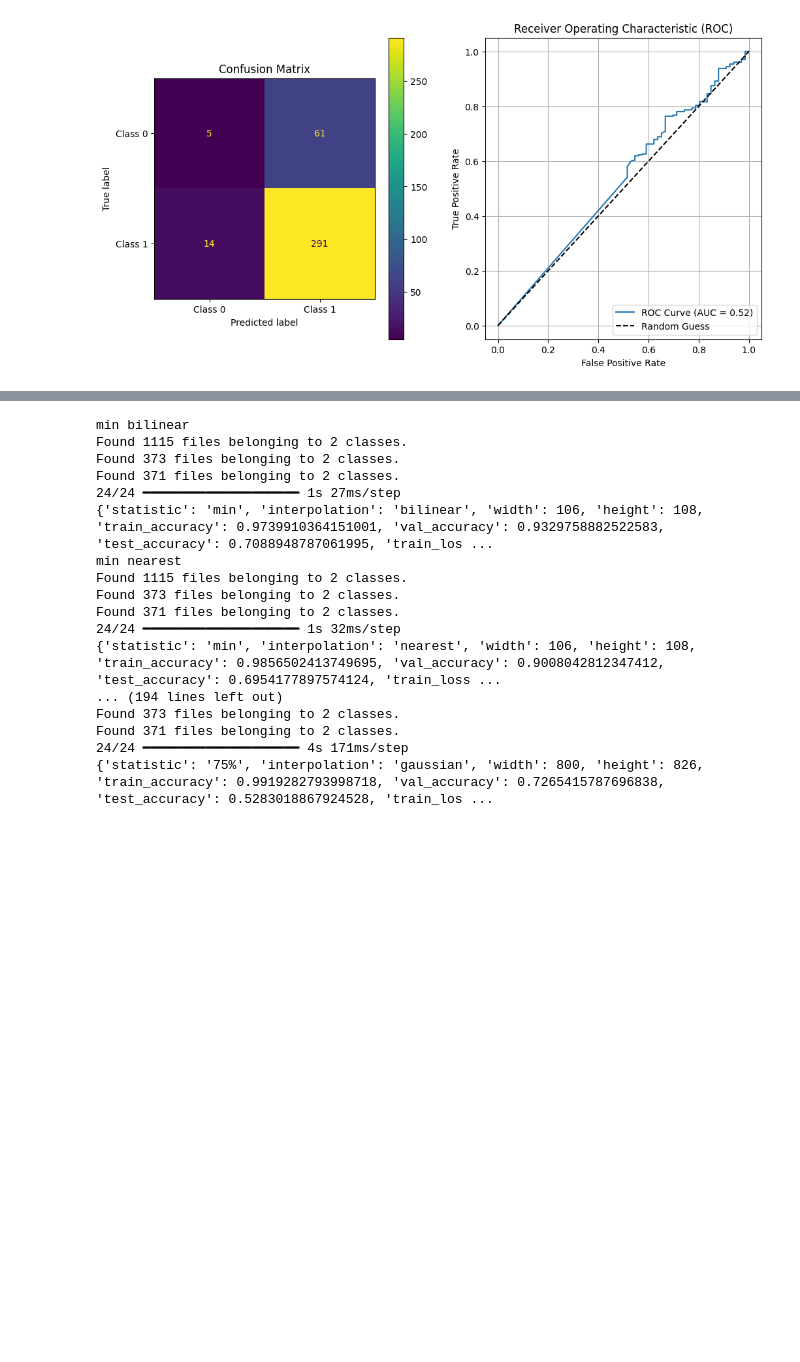
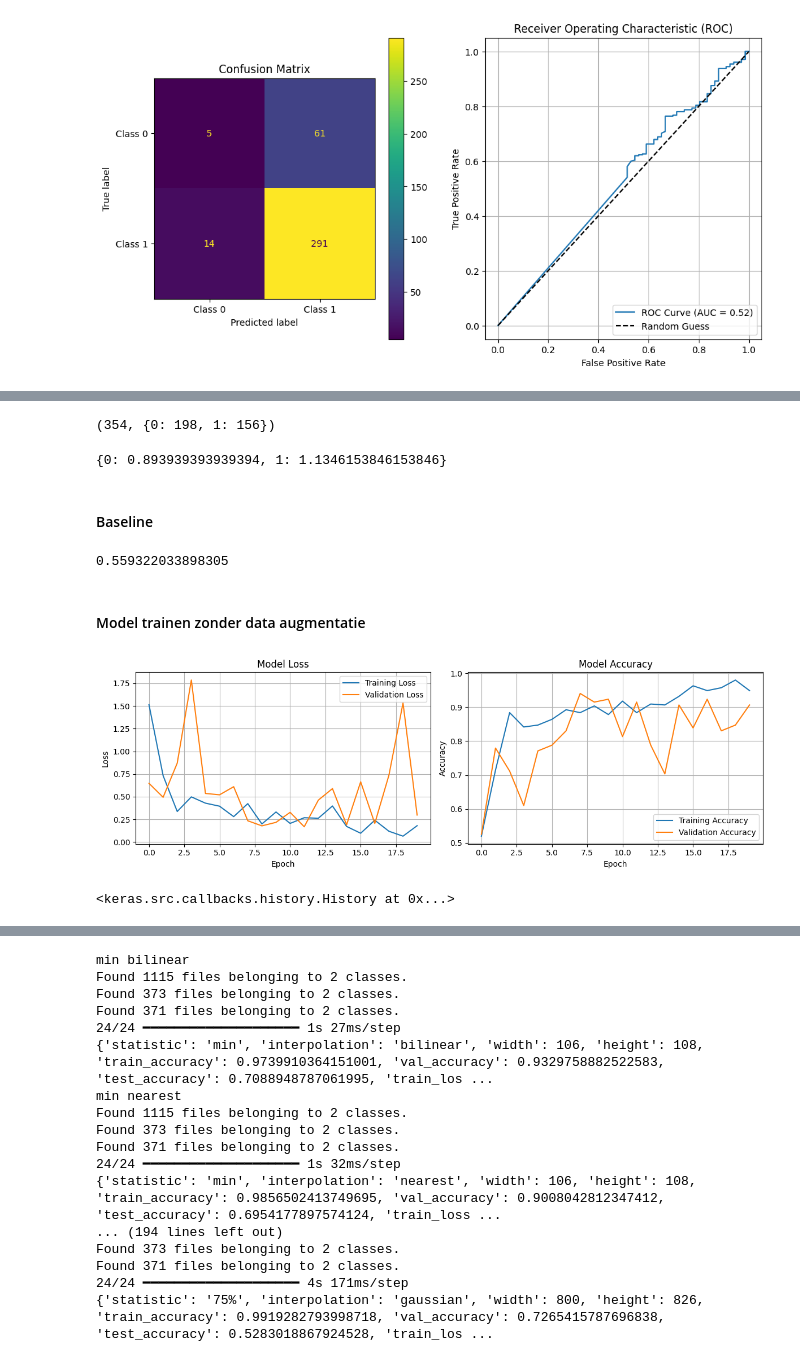
Before and after one commit to Tim-Mortier/Schilderijen-Classificatie, a Jupyter notebook: 4_Data_Sampling_Reshaping.ipynb, the cells around one changed output, grey strips where cells are left out. Cells and saved outputs as stored; diff of their text form; code cells hidden in the pictures; blank space fills up the shorter version.

Commit message:
Kaggle Notebook | notebookda46dfa139 | Version 1

```diff
--- a/4_Data_Sampling_Reshaping.ipynb
+++ b/4_Data_Sampling_Reshaping.ipynb
@@ -190,3 +189,8 @@ data_augmentation = keras.Sequential([
     layers.RandomFlip("horizontal"),
     layers.RandomFlip("vertical"),
 ])
+# %%
+painters = ["Mondriaan", "Picasso"]
+dataset_dir = "/kaggle/input/schilderijen-datasets/undersampled_dataset"
+# dataset_dir = "undersampled_dataset"
+train, val, test = load_dataset(dataset_dir, painters, median_width, median_height)
@@ -372,0 +392,4 @@ ROC AUC:  0.5149279682066568
+# %%
+painters = ["Mondriaan", "Rembrandt"]
+dataset_dir = "/kaggle/input/schilderijen-datasets/imbalanced_dataset"
+train, val, test = load_dataset(dataset_dir, painters, median_width, median_height, batch_size=16)
@@ -372,0 +402,38 @@ ROC AUC:  0.5149279682066568
+# %%
+class_counts = {}
+
+for _, labels in train:
+    for label in labels.numpy():
+        class_counts[label] = class_counts.get(label, 0) + 1
+
+total = sum(class_counts.values())
+total, class_counts
+# %% [output]
+(354, {0: 198, 1: 156})
+# %%
+mondriaan_count = class_counts.get(0, 0)
+rembrandt_count = class_counts.get(1, 0)
+
+weight_for_0 = float((1 / mondriaan_count) * (total / 2.0)) if mondriaan_count > 0 else 0
+weight_for_1 = float((1 / rembrandt_count) * (total / 2.0)) if rembrandt_count > 0 else 0
+class_weight = {0: weight_for_0, 1: weight_for_1}
+
+class_weight
+# %% [output]
+{0: 0.893939393939394, 1: 1.1346153846153846}
+# %% [markdown]
+#### Baseline
+# %%
+mondriaan_count / total
+# %% [output]
+0.559322033898305
+# %% [markdown]
+#### Model trainen zonder data augmentatie
+# %%
+callbacks = [keras.callbacks.ModelCheckpoint(filepath="model_imbalanced.keras", save_best_only=True, monitor="val_loss"), DynamicMetricsPlotCallback()]
+model = build_model(median_width, median_height)
+model.compile(optimizer="rmsprop", loss="binary_crossentropy", metrics=["accuracy"])
+model.fit(train, epochs=20, validation_data=val, callbacks=callbacks, class_weight=class_weight, verbose=0)
+# %% [output]
+[figure, added]
+<keras.src.callbacks.history.History at 0x...>
```
Also changed, not shown: parts of 21 cells of this notebook.
